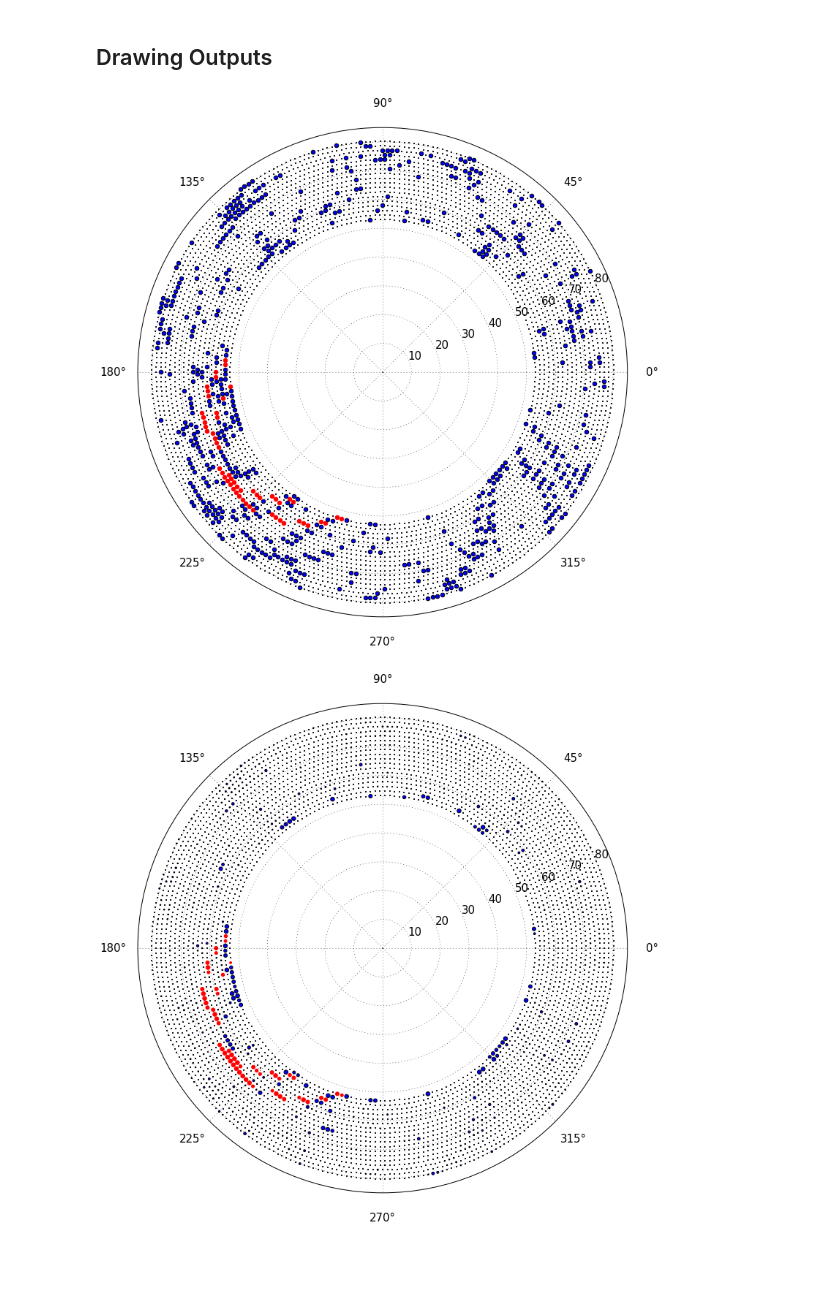
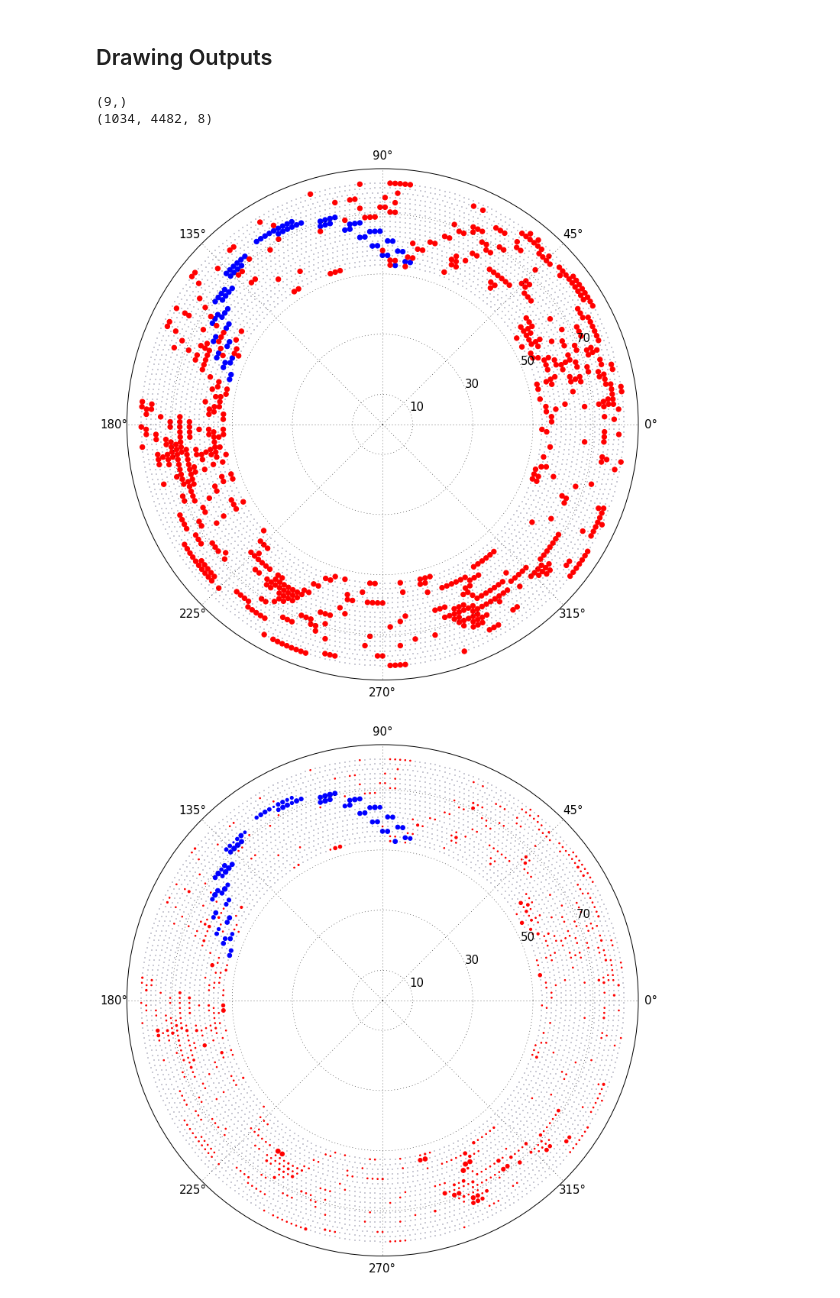
Before and after one commit to ewengillies/track-finding-yandex, a Jupyter notebook: notebooks/AlternativePipeline_Hough_Over_FullBDT.ipynb, the cells around one changed output. Cells and saved outputs as stored; diff of their text form; code cells hidden in the pictures; blank space fills up the shorter version.

Commit message:
Added in visualizations

```diff
--- a/notebooks/AlternativePipeline_Hough_Over_FullBDT.ipynb
+++ b/notebooks/AlternativePipeline_Hough_Over_FullBDT.ipynb
@@ -398,4 +398,6 @@ font = {'family' : 'normal',
         'size'   : 15}
 
 matplotlib.rc('font', **font)
+# %%
+dot_size = 40
 # %%
@@ -419,20 +446,39 @@ def add_circle(x, y, radius, spread=0, color="green"):
 # %%
-def norm_size(bdt_guess, size=30):
-    return float(size)*bdt_guess/max(bdt_guess)
+def norm_size(bdt_guess, size=dot_size):
+    return (float(size)*bdt_guess)/np.amax(bdt_guess)
 # %%
-event = 13
-to_plot = data_3[event]
+event = 0
+to_plot = data_full_3[event]
 
+# Find the signal and background hits
+label_index =  features_full.keys().index('labels')
 sig = np.where(to_plot[:, -1] == 1)[0]
 bkg =  np.where(to_plot[:, -1] == 2)[0]
 
-first_gbdt = pred_3[event,np.append(sig,bkg)]
-second_gbdt = pred_full_3[event,np.append(sig,bkg)]
+# Get the hough informtion
+hough_index = features_full.keys().index('hough')
+hough_out = to_plot[:,hough_index]
 
+print shape(features_full.keys())
+print shape(data_3)
 
+# Get the GBDT predictions
+first_gbdt = pred_3[event]
+second_gbdt = pred_full_3[event]
+
+# Draw all
 draw_output(sig, bkg)
+show()
+# Draw GBDT
 draw_output(sig, bkg, size=norm_size(first_gbdt))
+show()
+# Draw hough out
+draw_output(sig, bkg, size=norm_size(hough_out))
+show()
+# Draw final
 draw_output(sig, bkg, size=norm_size(second_gbdt))
 # %% [output]
+(9,)
+(1034, 4482, 8)
-[figure, old version]
+[figure, new version]
-[figure, old version]
+[figure, new version]
```
Also changed, not shown: parts of 11 cells of this notebook.
